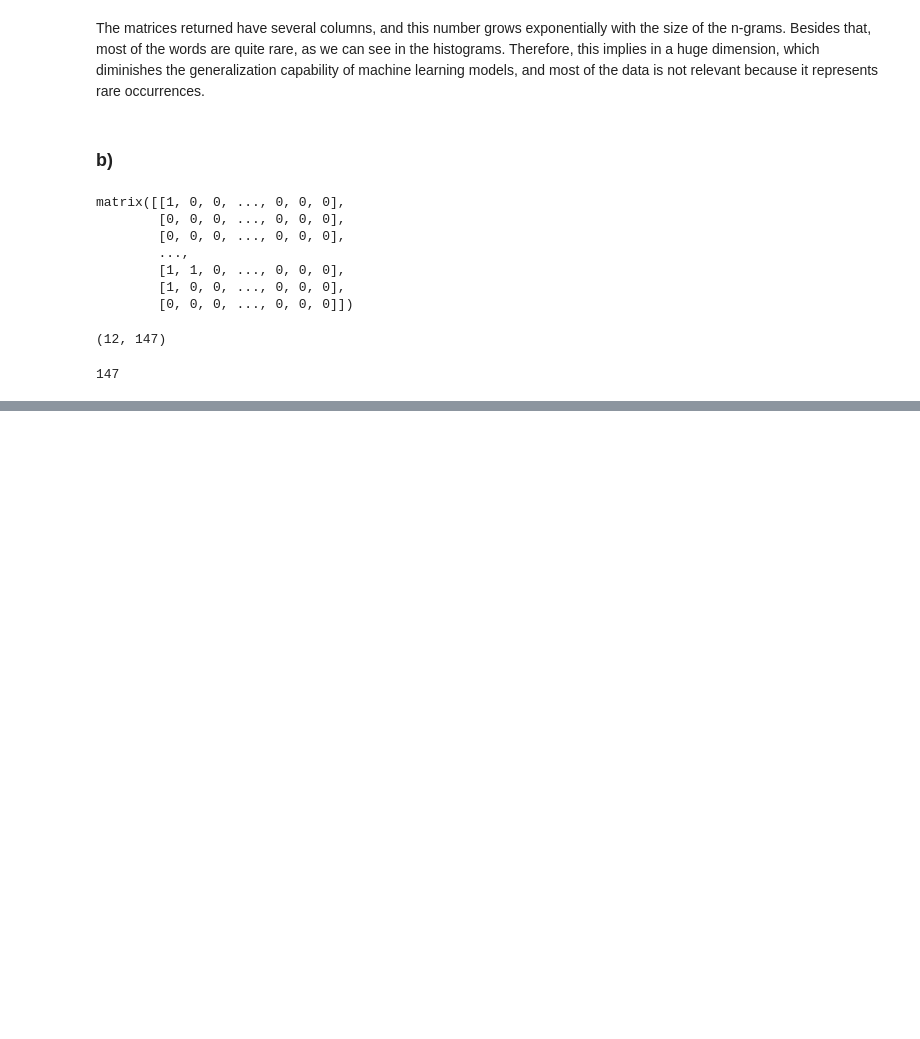
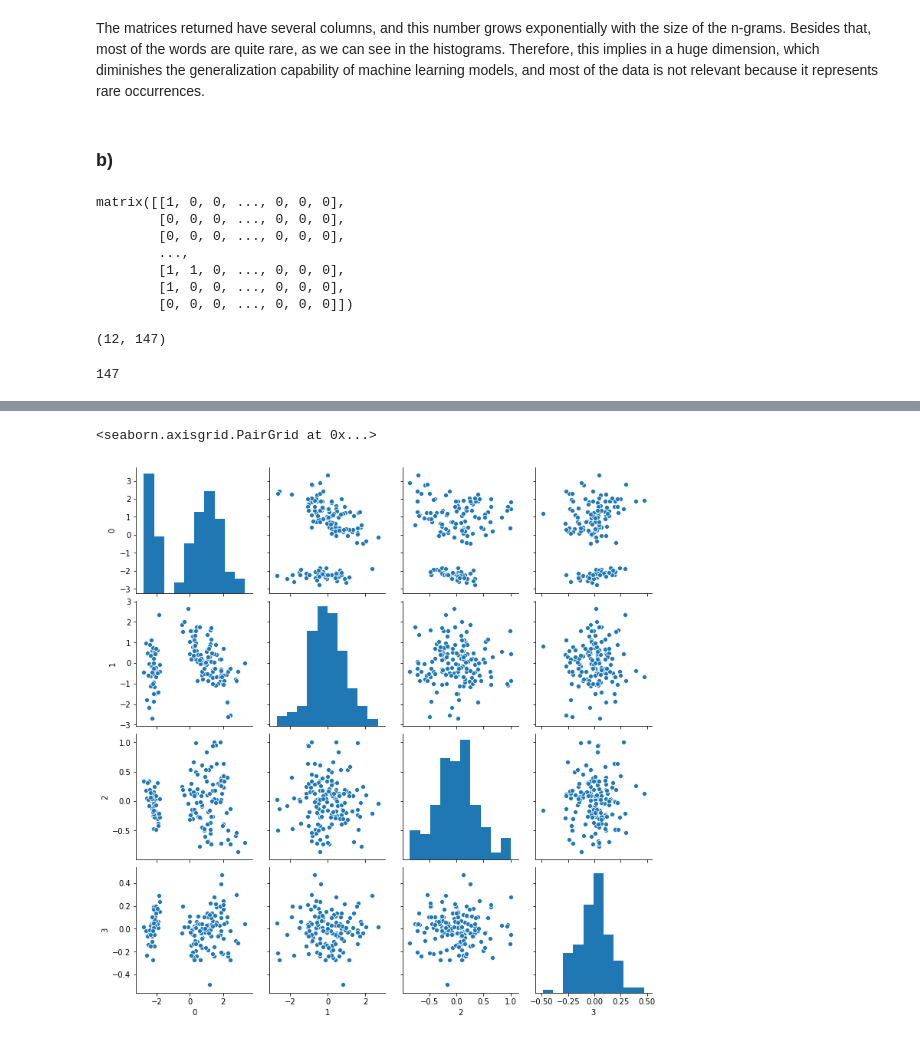
Before and after one commit to brunompacheco/AIDAE, a Jupyter notebook: week5/Exercise-5.ipynb, the cells around one changed output, grey strips where cells are left out. Drawn from its saved outputs; the diff is of its cells as text; code cells hidden in the pictures; blank space fills up the shorter version.

```diff
--- a/week5/Exercise-5.ipynb
+++ b/week5/Exercise-5.ipynb
@@ -222,0 +281,20 @@ len(vocab)
+# %%
+from sklearn.preprocessing import StandardScaler
+
+def custom_PCA(X):
+    scaler = StandardScaler()
+    X_ = scaler.fit_transform(X)
+
+    X_cov = np.cov(X_.T)
+
+    w, V = np.linalg.eig(X_cov)
+
+    sort_idx = np.argsort(w)[::-1]
+
+    w, V = w[sort_idx], V[:, sort_idx]
+
+    return np.matmul(X_,V)
+
+X_new = custom_PCA(X)
+
+np.cov(X_new.T)
@@ -222,0 +310,5 @@ len(vocab)
+# %%
+sns.pairplot(pd.DataFrame(X_new))
+# %% [output]
+<seaborn.axisgrid.PairGrid at 0x...>
+[figure, added]
```
Also changed, not shown: parts of 7 cells of this notebook.
